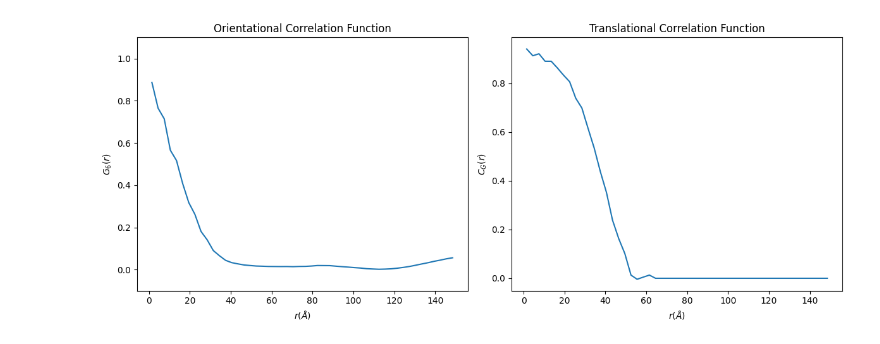
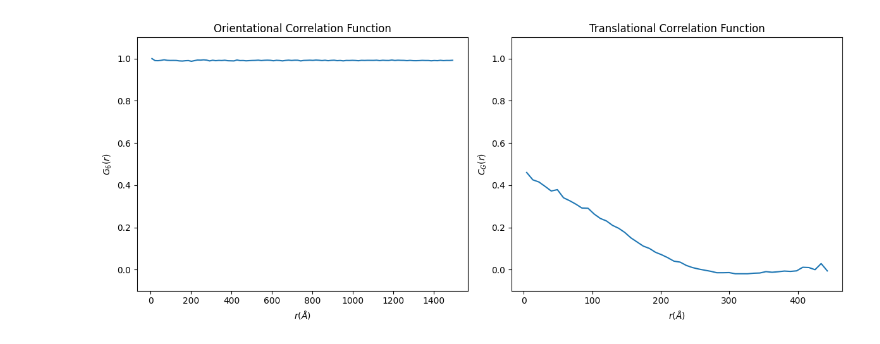
Before and after one commit to Ciciss1/TP, a Jupyter notebook: TP2/Simulation/test.ipynb, the cells around one changed output. Saved outputs shown, nothing was run; the diff lists cells and outputs as text; code cells hidden in the pictures.

```diff
--- a/TP2/Simulation/test.ipynb
+++ b/TP2/Simulation/test.ipynb
@@ -10,9 +10,9 @@ import Run_anneal as Run_anneal
 %load_ext autoreload
 %autoreload 2
 # %%
-T = 100
-L = 300
-rho = 0.001
+T = 10
+L = 3000
+rho = 0.000005
 gamma = 1
 epsilon = 0
 
@@ -24,8 +24,8 @@ vor.plot()
 plt.show()
 
 graphene = Graphene.GrapheneCrystal(vor, a=1.42)
-graphene.plot_atoms()
-plt.show()
-graphene.plot_bonds()
-plt.show()
+# graphene.plot_atoms()
+# plt.show()
+# graphene.plot_bonds()
+# plt.show()
 # %% [output]
@@ -35,20 +33,21 @@ plt.show()
 # %%
-bin_centers, G6, CG = graphene.compute_observables()
+bin_centers_G6, G6, bin_centers_CG, CG = graphene.compute_observables()
 
 fig, (ax1, ax2) = plt.subplots(1, 2, figsize=(12, 5))
 
-ax1.plot(bin_centers, G6)
+ax1.plot(bin_centers_G6, G6)
 ax1.set_xlabel(r'$r (\AA)$')
 ax1.set_ylabel(r'$G_6(r)$')
 ax1.set_title('Orientational Correlation Function')
 ax1.set_ylim(-0.1, 1.1)
 
-ax2.plot(bin_centers, CG)
+ax2.plot(bin_centers_CG, CG)
 ax2.set_xlabel(r'$r (\AA)$')
 ax2.set_ylabel(r'$C_G(r)$')
 ax2.set_title('Translational Correlation Function')
+ax2.set_ylim(-0.1, 1.1)
 
 plt.tight_layout()
 plt.show()
 # %% [output]
-[figure, old version]
+[figure, new version]
```
Also changed, not shown: parts of 1 cell of this notebook, 3 other files.
